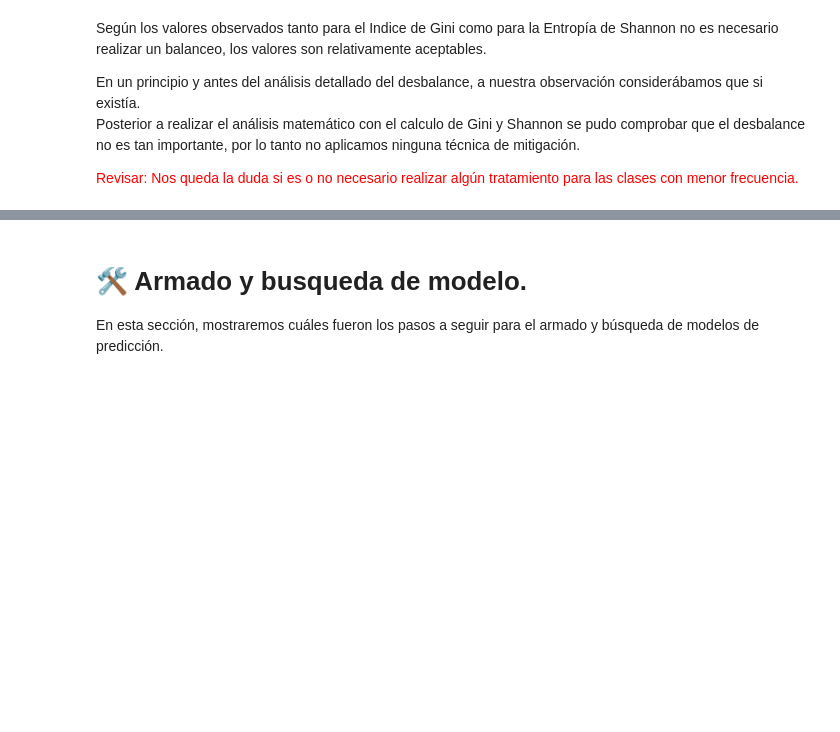
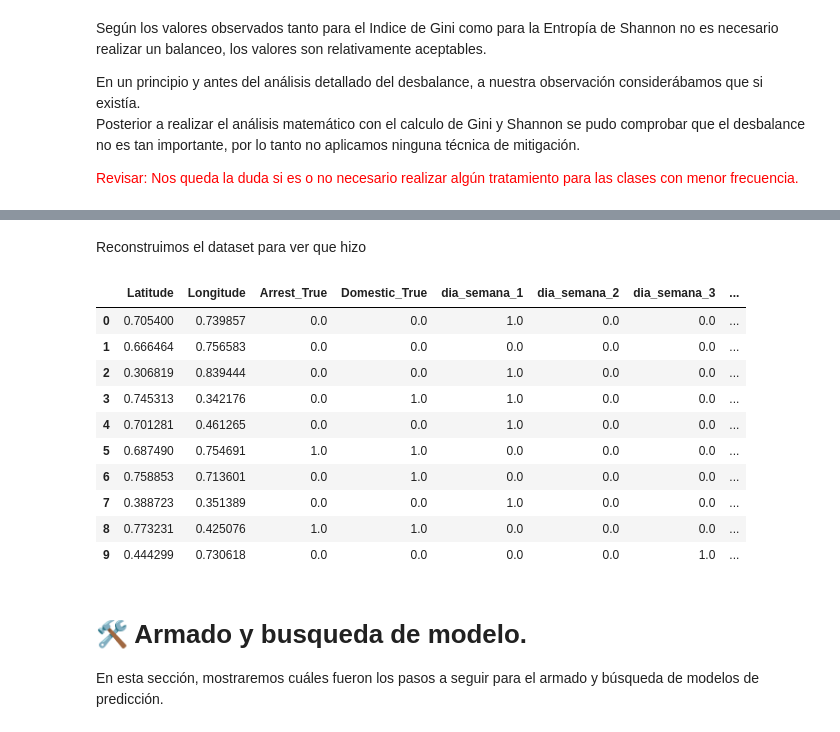
Before and after one commit to gjmv/CEIA_2025_B2_AMq_TP, a Jupyter notebook: TP.ipynb, the cells around one changed output, grey strips where cells are left out. Drawn from its saved outputs; the diff is of its cells as text; code cells hidden in the pictures; blank space fills up the shorter version.

```diff
--- a/TP.ipynb
+++ b/TP.ipynb
@@ -478,0 +528,20 @@ sns.heatmap(corr.iloc[0:12,0:12], mask=mask[0:12,0:12], cmap=cmap, vmax=1, cente
+# %%
+from sklearn.compose import ColumnTransformer
+
+preprocessor = ColumnTransformer(
+    transformers=[
+        ('num', transformar_numericas, numericas),
+        ('ord', transformar_ordinales, ordinales),
+        ('bin', transformar_bajacard, cardinalidad_baja),
+        ('nom', transformar_nominales, cardinalidad_media)
+    ],
+    remainder='drop'
+)
+
+pipeline = Pipeline(steps=[('preprocessor', preprocessor)])
+
+# Hacemos fit y transform sobre train
+X_train_procesado = pipeline.fit_transform(X_train, y_train)
+
+# Vemos como quedó el pipeline
+pipeline
@@ -479,3 +569,38 @@ sns.heatmap(corr.iloc[0:12,0:12], mask=mask[0:12,0:12], cmap=cmap, vmax=1, cente
+# %% [markdown]
+Reconstruimos el dataset para ver que hizo
+# %%
+numericas_salida = numericas # las numéricas transformadas
+ordinales_salida = ordinales # las ordinales transformadas
+nominales_salida = cardinalidad_media # las categoricas de cardinalidad media transformadas
+
+binarias_salida = pipeline.named_steps['preprocessor'].named_transformers_['bin'].named_steps['onehot'].get_feature_names_out(cardinalidad_baja)
+
+# Armamos los nombres de las variables en orden de acuerdo a la pipeline
+transformed_feature_names = (
+    list(numericas_salida) +
+    list(ordinales_salida) +
+    list(binarias_salida) +
+    list(nominales_salida)
+)
+
+# Reconstruimos el dataframe procesado
+X_train_preproc = pd.DataFrame(X_train_procesado, columns=transformed_feature_names)
+X_test_preproc = pd.DataFrame(X_test_procesado, columns=transformed_feature_names)
+
+with pd.option_context('display.max_columns', None):
+    display(X_train_preproc.head(10))
+# %% [output]
+|  | Latitude | Longitude | Arrest_True | Domestic_True | dia_semana_1 | dia_semana_2 | dia_semana_3 | ... |
+| 0 | 0.705400 | 0.739857 | 0.0 | 0.0 | 1.0 | 0.0 | 0.0 | ... |
+| 1 | 0.666464 | 0.756583 | 0.0 | 0.0 | 0.0 | 0.0 | 0.0 | ... |
+| 2 | 0.306819 | 0.839444 | 0.0 | 0.0 | 1.0 | 0.0 | 0.0 | ... |
+| 3 | 0.745313 | 0.342176 | 0.0 | 1.0 | 1.0 | 0.0 | 0.0 | ... |
+| 4 | 0.701281 | 0.461265 | 0.0 | 0.0 | 1.0 | 0.0 | 0.0 | ... |
+| 5 | 0.687490 | 0.754691 | 1.0 | 1.0 | 0.0 | 0.0 | 0.0 | ... |
+| 6 | 0.758853 | 0.713601 | 0.0 | 1.0 | 0.0 | 0.0 | 0.0 | ... |
+| 7 | 0.388723 | 0.351389 | 0.0 | 0.0 | 1.0 | 0.0 | 0.0 | ... |
+| 8 | 0.773231 | 0.425076 | 1.0 | 1.0 | 0.0 | 0.0 | 0.0 | ... |
+| 9 | 0.444299 | 0.730618 | 0.0 | 0.0 | 0.0 | 0.0 | 1.0 | ... |
 # %% [markdown]
 # 🛠 Armado y busqueda de modelo.
 
```
Also changed, not shown: parts of 22 cells of this notebook.
